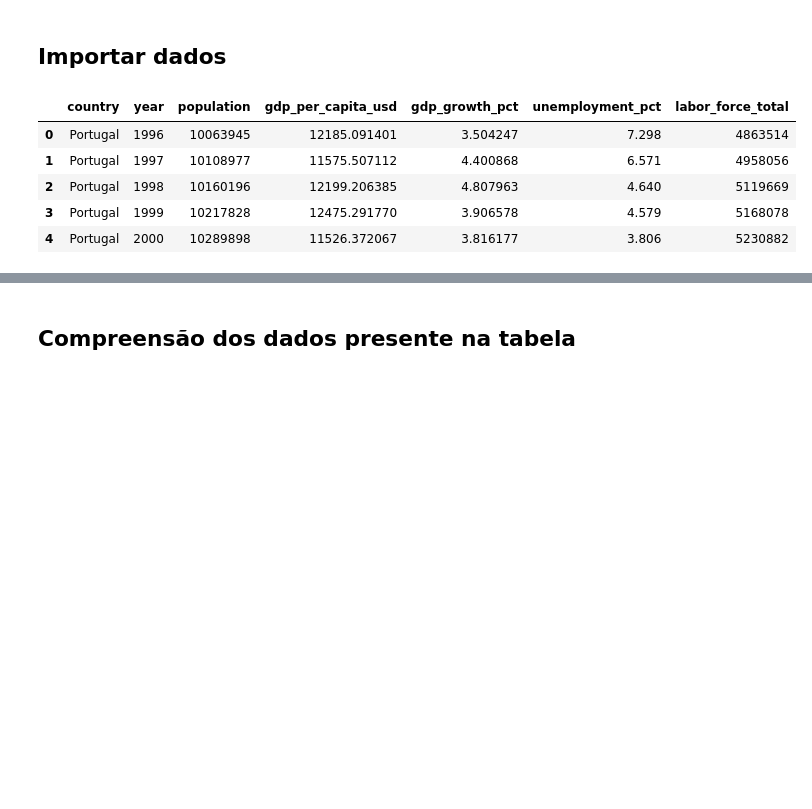
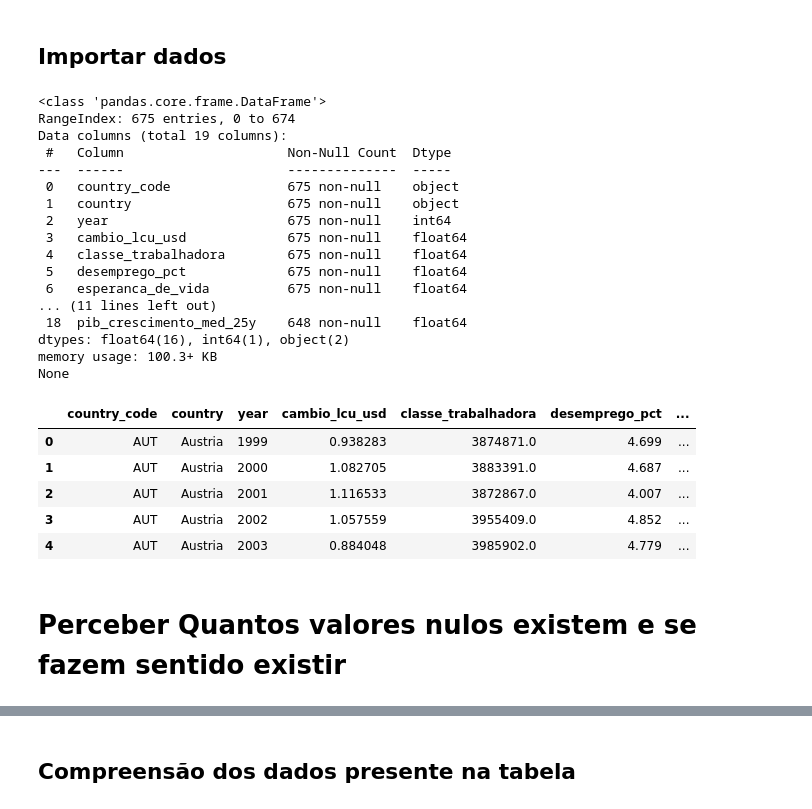
Before and after one commit to PPinto24/Projects, a Jupyter notebook: project/src/exploratory_data_analysis.ipynb, the cells around one changed output, grey strips where cells are left out. Cells and saved outputs as stored; diff of their text form; code cells hidden in the pictures; blank space fills up the shorter version.

```diff
--- a/project/src/exploratory_data_analysis.ipynb
+++ b/project/src/exploratory_data_analysis.ipynb
@@ -12,12 +11,35 @@ pd.set_option('expand_frame_repr', False)
 # %% [markdown]
 ## Importar dados
 # %%
-df = pd.read_csv('prt_esp_indicators.csv')
-df.head()
+# Carregar os dados
+df = pd.read_csv('eu_data_world_bank.csv')
+
+# Visualizar as primeiras linhas e tipos de dados
+print(df.info())
+display(df.head())
 # %% [output]
+<class 'pandas.core.frame.DataFrame'>
+RangeIndex: 675 entries, 0 to 674
+Data columns (total 19 columns):
+ #   Column                     Non-Null Count  Dtype
+---  ------                     --------------  -----
+ 0   country_code               675 non-null    object
+ 1   country                    675 non-null    object
+ 2   year                       675 non-null    int64
+ 3   cambio_lcu_usd             675 non-null    float64
+ 4   classe_trabalhadora        675 non-null    float64
+ 5   desemprego_pct             675 non-null    float64
+ 6   esperanca_de_vida          675 non-null    float64
+... (11 lines left out)
+ 18  pib_crescimento_med_25y    648 non-null    float64
+dtypes: float64(16), int64(1), object(2)
+memory usage: 100.3+ KB
+None
-|  | country | year | population | gdp_per_capita_usd | gdp_growth_pct | unemployment_pct | labor_force_total |
-| 0 | Portugal | 1996 | 10063945 | 12185.091401 | 3.504247 | 7.298 | 4863514 |
-| 1 | Portugal | 1997 | 10108977 | 11575.507112 | 4.400868 | 6.571 | 4958056 |
-| 2 | Portugal | 1998 | 10160196 | 12199.206385 | 4.807963 | 4.640 | 5119669 |
-| 3 | Portugal | 1999 | 10217828 | 12475.291770 | 3.906578 | 4.579 | 5168078 |
-| 4 | Portugal | 2000 | 10289898 | 11526.372067 | 3.816177 | 3.806 | 5230882 |
+|  | country_code | country | year | cambio_lcu_usd | classe_trabalhadora | desemprego_pct | ... |
+| 0 | AUT | Austria | 1999 | 0.938283 | 3874871.0 | 4.699 | ... |
+| 1 | AUT | Austria | 2000 | 1.082705 | 3883391.0 | 4.687 | ... |
+| 2 | AUT | Austria | 2001 | 1.116533 | 3872867.0 | 4.007 | ... |
+| 3 | AUT | Austria | 2002 | 1.057559 | 3955409.0 | 4.852 | ... |
+| 4 | AUT | Austria | 2003 | 0.884048 | 3985902.0 | 4.779 | ... |
+# %% [markdown]
+# Perceber Quantos valores nulos existem e se fazem sentido existir
```
Also changed, not shown: parts of 11 cells of this notebook, 3 other files.
